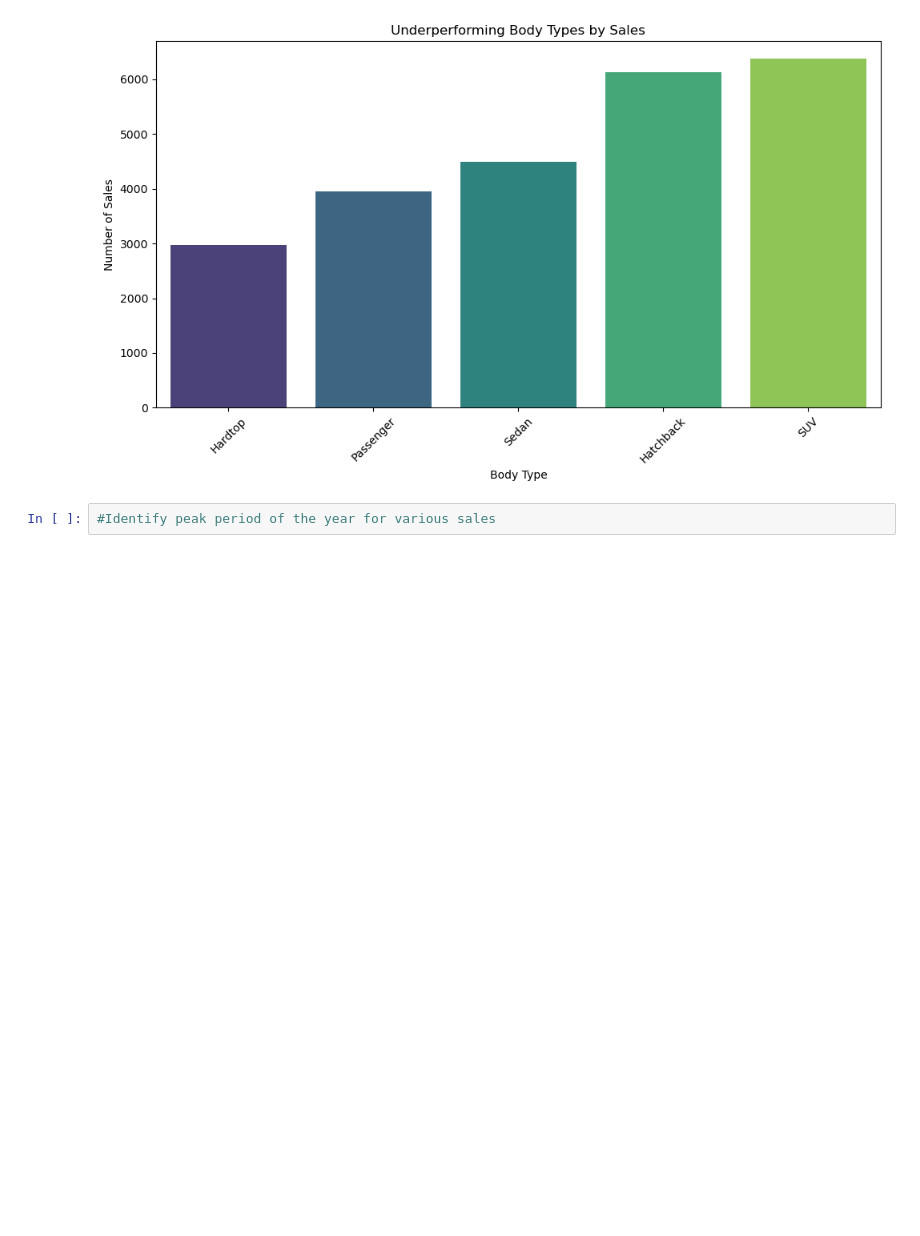
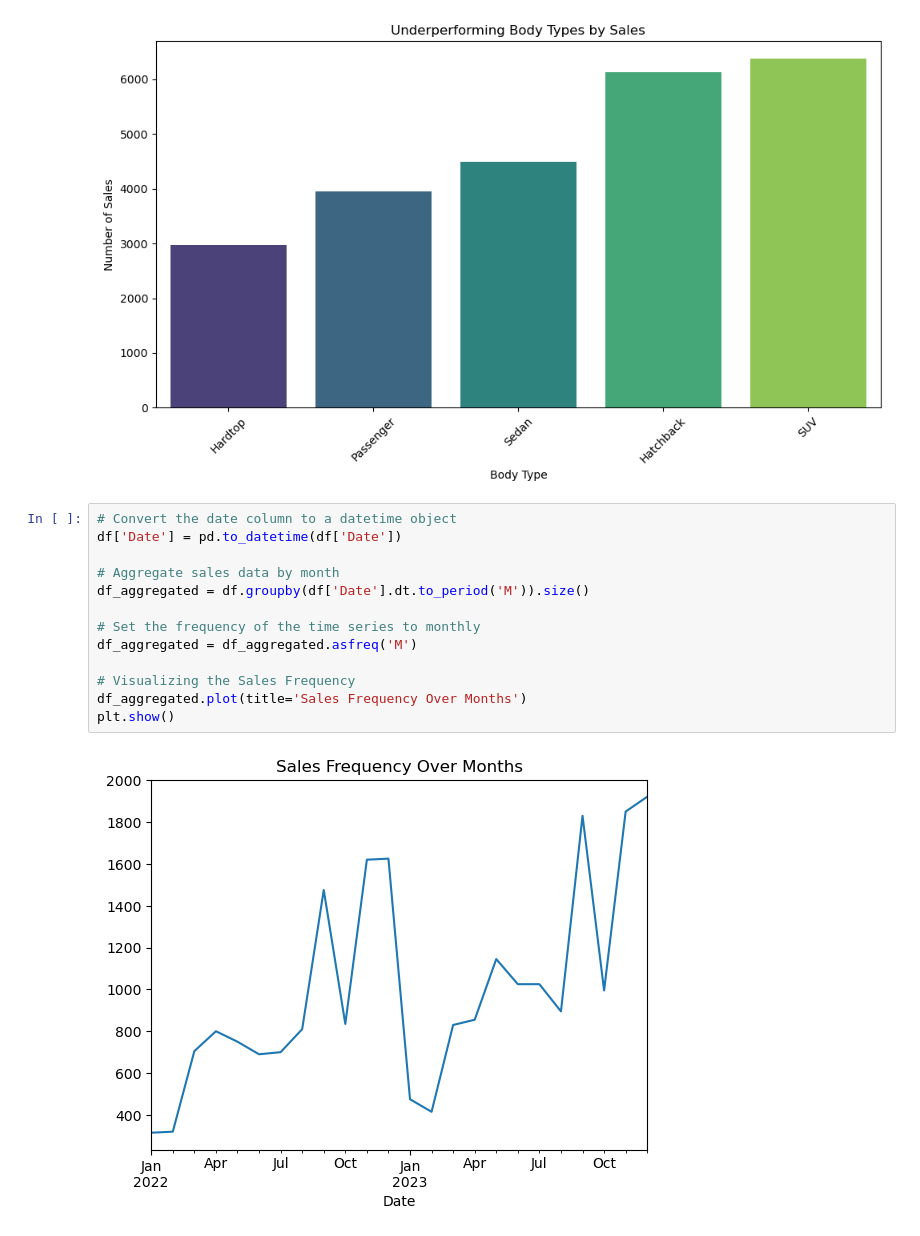
Before and after one commit to vocar12345/DM_PROJECT_, a Jupyter notebook: car_sale_data.ipynb, the cells around one changed output. Drawn from its saved outputs; the diff is of its cells as text; blank space fills up the shorter version.

Commit message:
added sales frequency over Months

```diff
--- a/car_sale_data.ipynb
+++ b/car_sale_data.ipynb
@@ -240,5 +240,18 @@ plt.tight_layout()
 plt.show()
 # %% [output]
 [figure]
-# %%
-#Identify peak period of the year for various sales
+# %%
+# Convert the date column to a datetime object
+df['Date'] = pd.to_datetime(df['Date'])
+
+# Aggregate sales data by month
+df_aggregated = df.groupby(df['Date'].dt.to_period('M')).size()
+
+# Set the frequency of the time series to monthly
+df_aggregated = df_aggregated.asfreq('M')
+
+# Visualizing the Sales Frequency
+df_aggregated.plot(title='Sales Frequency Over Months')
+plt.show()
+# %% [output]
+[figure, added]
```
